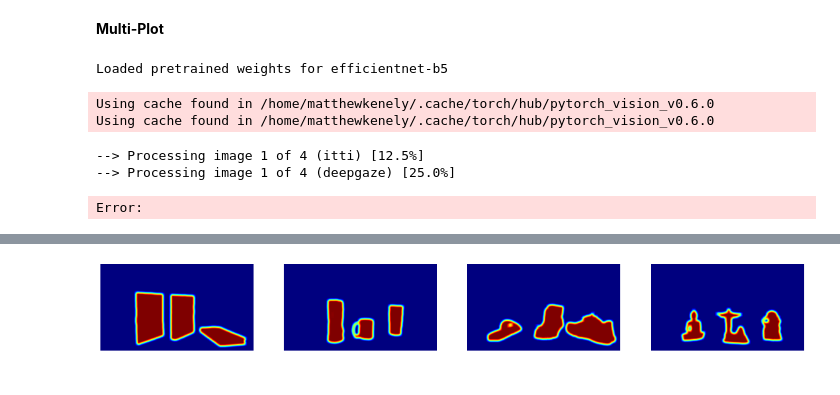
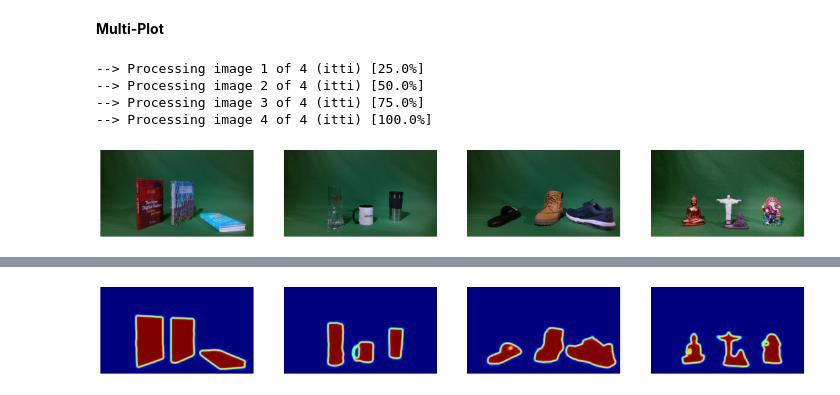
Before and after one commit to matthewkenely/ICT3909, a Jupyter notebook: optimisations/saliency-generator/App.ipynb, the cells around one changed output, grey strips where cells are left out. Saved outputs shown, nothing was run; the diff lists cells and outputs as text; code cells hidden in the pictures.

```diff
--- a/optimisations/saliency-generator/App.ipynb
+++ b/optimisations/saliency-generator/App.ipynb
@@ -22,60 +22,61 @@ saliency_maps = {}
 sara_heatmaps = {}
 sara_lists = {}
 # %%
-import numpy as np
-from scipy.misc import face
-from scipy.ndimage import zoom
-from scipy.special import logsumexp
-import torch
+# import numpy as np
+# from scipy.misc import face
+# from scipy.ndimage import zoom
+# from scipy.special import logsumexp
+# import torch
 
-import deepgaze_pytorch
+# import deepgaze_pytorch
 
-# DEVICE = torch.device("cuda:0" if torch.cuda.is_available() else "cpu")
-DEVICE = "cpu"
+# # DEVICE = torch.device("cuda:0" if torch.cuda.is_available() else "cpu")
+# DEVICE = "cpu"
 
-# you can use DeepGazeI or DeepGazeIIE
+# # you can use DeepGazeI or DeepGazeIIE
+# # model = deepgaze_pytorch.DeepGazeIIE(pretrained=True).to(DEVICE)
+
 # model = deepgaze_pytorch.DeepGazeIIE(pretrained=True).to(DEVICE)
-
-model = deepgaze_pytorch.DeepGazeIIE(pretrained=True).to(DEVICE)
-# %% [output]
-Loaded pretrained weights for efficientnet-b5
-Using cache found in /home/matthewkenely/.cache/torch/hub/pytorch_vision_v0.6.0
-Using cache found in /home/matthewkenely/.cache/torch/hub/pytorch_vision_v0.6.0
 # %%
 plt.rcParams['figure.figsize'] = [20, 10]
 plt.figure()
 plt.tight_layout()
 
-generators = ['itti', 'deepgaze']
+generators = ['itti']
 
 g = 1
+
+sara.WEIGHTS = (1, 1, 1, 1)
 
 for i, im in enumerate(imgs):
     if i not in saliency_maps:
         saliency_maps[i] = {}
         sara_heatmaps[i] = {}
         sara_lists[i] = {}
 
     for generator in generators:
         percent = round(g/(len(imgs)*len(generators))*100, 2)
 
         print(f'--> Processing image {i+1} of {len(imgs)} ({generator}) [{percent}%]')
 
         if generator == 'deepgaze':
             saliency_maps[i][generator] = sara.return_saliency(im.copy(), generator=generator, deepgaze_model=model)
         else:
             saliency_maps[i][generator] = sara.return_saliency(im.copy(), generator=generator)
-        sara.reset()
 
-        sara_heatmaps[i][generator], sara_lists[i][generator] = sara.return_sara(im.copy(), seg_dim, saliency_map=saliency_maps[i][generator])
+        saliency_maps[i][generator] = saliency_maps[i][generator] // 16
+
+        sara_heatmaps[i][generator], sara_lists[i][generator] = sara.return_sara(cv2.cvtColor(im.copy(), cv2.COLOR_RGB2BGR), seg_dim, saliency_map=saliency_maps[i][generator])
         sara.reset()
 
         g += 1
 
     plt.subplot(1, len(imgs), i+1)
     plt.imshow(im)
     plt.axis('off')
 # %% [output]
---> Processing image 1 of 4 (itti) [12.5%]
---> Processing image 1 of 4 (deepgaze) [25.0%]
+--> Processing image 1 of 4 (itti) [25.0%]
+--> Processing image 2 of 4 (itti) [50.0%]
+--> Processing image 3 of 4 (itti) [75.0%]
+--> Processing image 4 of 4 (itti) [100.0%]
-Error:
+[figure, added]
```
Also changed, not shown: parts of 7 cells of this notebook, 1 other file.
